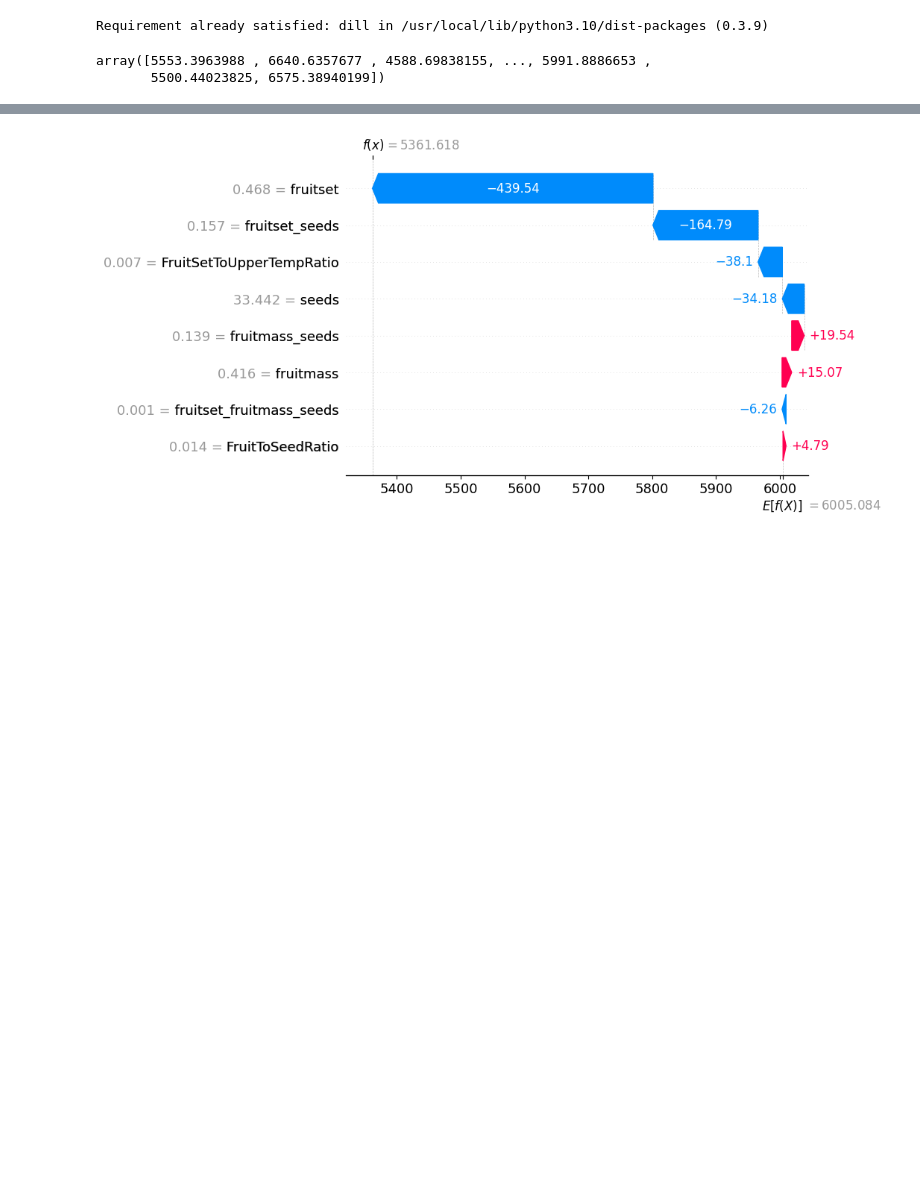
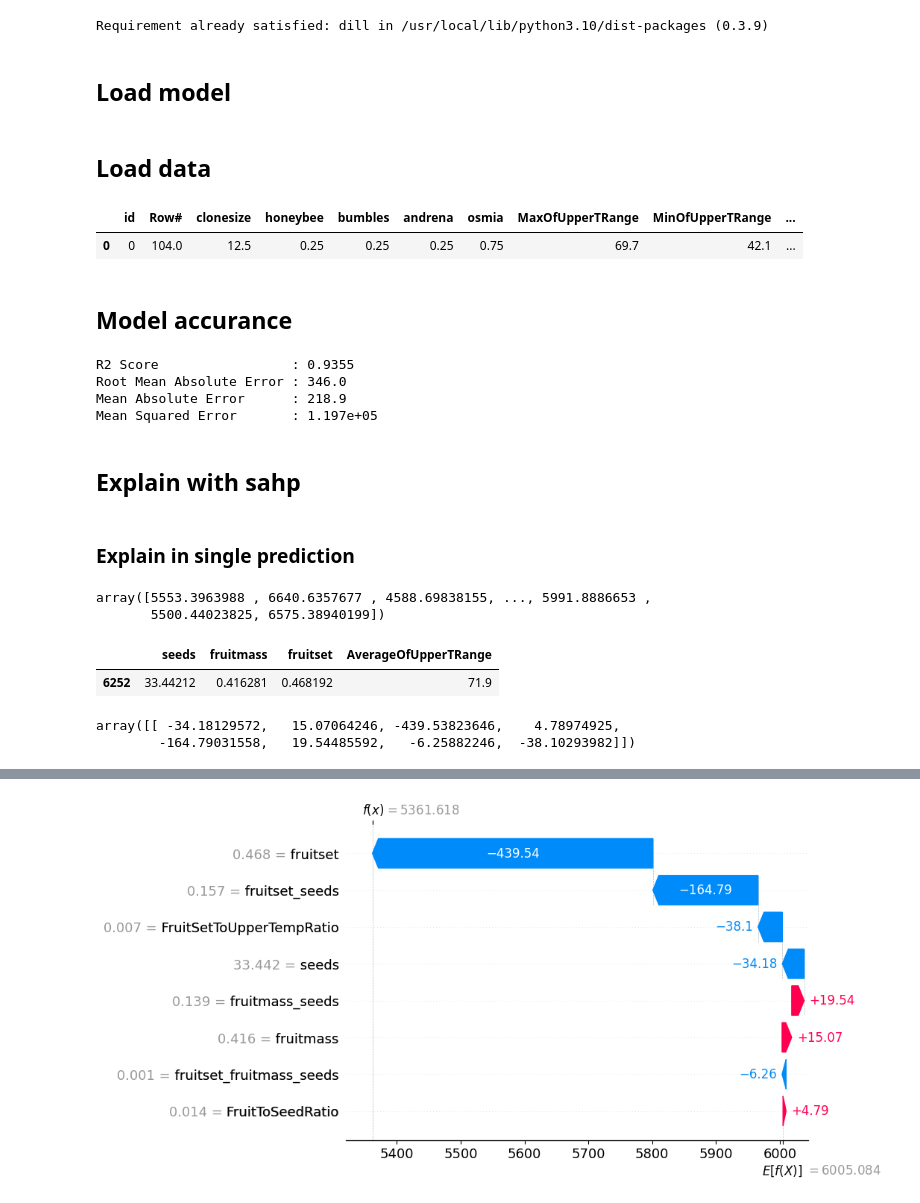
Before and after one commit to UznetDev/M5-H2-Regression-Competition, a Jupyter notebook: notebooks/model_explain.ipynb, the cells around one changed output, grey strips where cells are left out. Drawn from its saved outputs; the diff is of its cells as text; code cells hidden in the pictures; blank space fills up the shorter version.

```diff
--- a/notebooks/model_explain.ipynb
+++ b/notebooks/model_explain.ipynb
@@ -15,3 +19,5 @@ from sklearn.base import BaseEstimator, TransformerMixin
+# %% [markdown]
+## Load model
 # %%
 with open('model.pkl', 'rb') as f:
     model = pickle.load(f)
@@ -20,0 +24,9 @@ X = test_data[['seeds', 'fruitmass', 'fruitset', 'AverageOfUpperTRange']]
+# %% [markdown]
+## Load data
+# %%
+test_data = pd.read_csv('test.csv')
+train_data = pd.read_csv('train.csv')
+train_data.head(1)
+# %% [output]
+|  | id | Row# | clonesize | honeybee | bumbles | andrena | osmia | MaxOfUpperTRange | MinOfUpperTRange | ... |
+| 0 | 0 | 104.0 | 12.5 | 0.25 | 0.25 | 0.25 | 0.75 | 69.7 | 42.1 | ... |
@@ -21,3 +37,26 @@ X = test_data[['seeds', 'fruitmass', 'fruitset', 'AverageOfUpperTRange']]
+# %% [markdown]
+## Model accurance
+# %%
+y_pred = model.predict(X_train)
+
+r2 = r2_score(y_train, y_pred)
+mae = mean_absolute_error(y_train, y_pred)
+mse = mean_squared_error(y_train, y_pred)
+rmse = np.sqrt(mse)
+
+print(f'R2 Score                 : {r2:.4}')
+print(f'Root Mean Absolute Error : {rmse:.4}')
+print(f'Mean Absolute Error      : {mae:.4}')
+print(f'Mean Squared Error       : {mse:.4}')
+# %% [output]
+R2 Score                 : 0.9355
+Root Mean Absolute Error : 346.0
+Mean Absolute Error      : 218.9
+Mean Squared Error       : 1.197e+05
+# %% [markdown]
+## Explain with sahp
+# %% [markdown]
+### Explain in single prediction
 # %%
 model.predict(test_data)
 # %% [output]
@@ -28,6 +67,16 @@ sample = X.sample(1, random_state=42)
 sample_transformed = model.named_steps['feature_engineer'].transform(sample)
 explainer = shap.TreeExplainer(model.named_steps['model'])
 shap_values_single = explainer.shap_values(sample_transformed)
+# %%
+sample
+# %% [output]
+|  | seeds | fruitmass | fruitset | AverageOfUpperTRange |
+| 6252 | 33.44212 | 0.416281 | 0.468192 | 71.9 |
+# %%
+shap_values_single
+# %% [output]
+array([[ -34.18129572,   15.07064246, -439.53823646,    4.78974925,
+        -164.79031558,   19.54485592,   -6.25882246,  -38.10293982]])
 # %%
 shap.initjs()
 shap.force_plot(explainer.expected_value, shap_values_single, sample_transformed)
```
Also changed, not shown: parts of 7 cells of this notebook.
